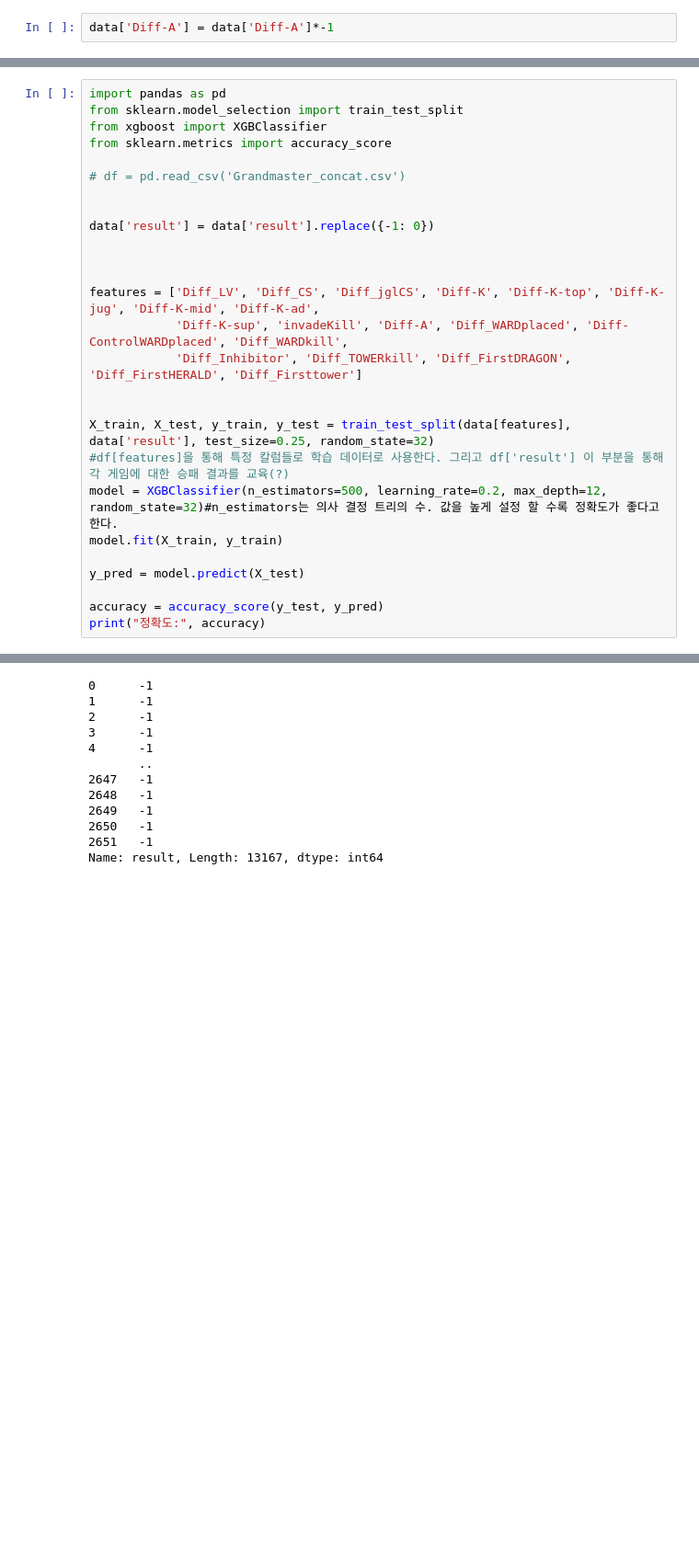
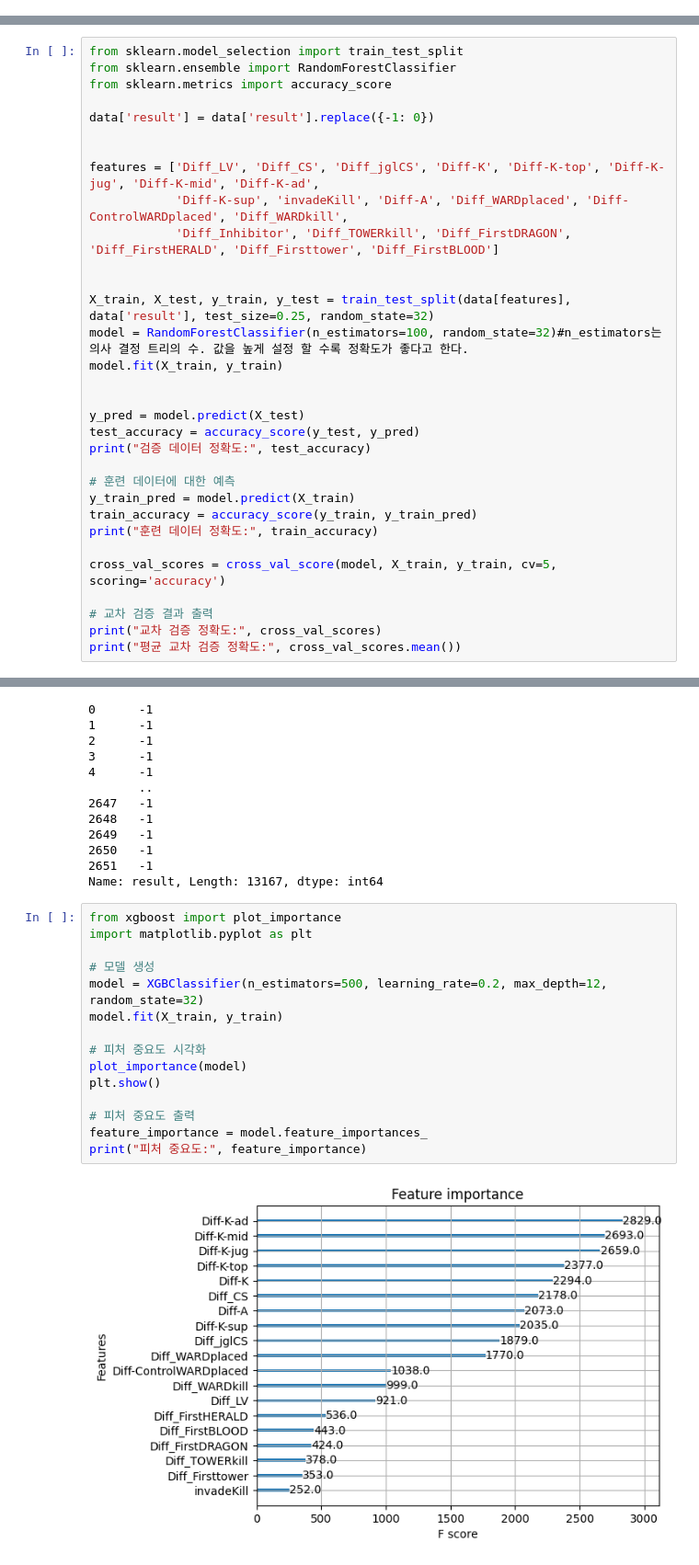
Before and after one commit to LOLresultPrediction/LOL-MachineLearning, a Jupyter notebook: TestSet.ipynb, the cells around one changed output, grey strips where cells are left out. Shown: that part at 92% size. Drawn from its saved outputs; the diff is of its cells as text; blank space fills up the shorter version.

```diff
--- a/TestSet.ipynb
+++ b/TestSet.ipynb
@@ -101,2 +124,0 @@ Name: Diff-K, Length: 20000, dtype: int64
-# %%
-data['Diff-A'] = data['Diff-A']*-1
@@ -103,28 +169,33 @@ data['Diff-A'] = data['Diff-A']*-1
 # %%
-import pandas as pd
 from sklearn.model_selection import train_test_split
-from xgboost import XGBClassifier
+from sklearn.ensemble import RandomForestClassifier
 from sklearn.metrics import accuracy_score
-
-# df = pd.read_csv('Grandmaster_concat.csv')
-
 
 data['result'] = data['result'].replace({-1: 0})
 
 
-
 features = ['Diff_LV', 'Diff_CS', 'Diff_jglCS', 'Diff-K', 'Diff-K-top', 'Diff-K-jug', 'Diff-K-mid', 'Diff-K-ad',
             'Diff-K-sup', 'invadeKill', 'Diff-A', 'Diff_WARDplaced', 'Diff-ControlWARDplaced', 'Diff_WARDkill',
-            'Diff_Inhibitor', 'Diff_TOWERkill', 'Diff_FirstDRAGON', 'Diff_FirstHERALD', 'Diff_Firsttower']
+            'Diff_Inhibitor', 'Diff_TOWERkill', 'Diff_FirstDRAGON', 'Diff_FirstHERALD', 'Diff_Firsttower', 'Diff_FirstBLOOD']
 
 
 X_train, X_test, y_train, y_test = train_test_split(data[features], data['result'], test_size=0.25, random_state=32)
-#df[features]을 통해 특정 칼럼들로 학습 데이터로 사용한다. 그리고 df['result'] 이 부분을 통해 각 게임에 대한 승패 결과를 교육(?)
-model = XGBClassifier(n_estimators=500, learning_rate=0.2, max_depth=12, random_state=32)#n_estimators는 의사 결정 트리의 수. 값을 높게 설정 할 수록 정확도가 좋다고 한다.
+model = RandomForestClassifier(n_estimators=100, random_state=32)#n_estimators는 의사 결정 트리의 수. 값을 높게 설정 할 수록 정확도가 좋다고 한다.
 model.fit(X_train, y_train)
 
+
 y_pred = model.predict(X_test)
+test_accuracy = accuracy_score(y_test, y_pred)
+print("검증 데이터 정확도:", test_accuracy)
 
-accuracy = accuracy_score(y_test, y_pred)
-print("정확도:", accuracy)
+# 훈련 데이터에 대한 예측
+y_train_pred = model.predict(X_train)
+train_accuracy = accuracy_score(y_train, y_train_pred)
+print("훈련 데이터 정확도:", train_accuracy)
+
+cross_val_scores = cross_val_score(model, X_train, y_train, cv=5, scoring='accuracy')
+
+# 교차 검증 결과 출력
+print("교차 검증 정확도:", cross_val_scores)
+print("평균 교차 검증 정확도:", cross_val_scores.mean())
 # %% [output]
@@ -167,3 +218,20 @@ print(windata["result"])
 2650   -1
 2651   -1
 Name: result, Length: 13167, dtype: int64
+# %%
+from xgboost import plot_importance
+import matplotlib.pyplot as plt
+
+# 모델 생성
+model = XGBClassifier(n_estimators=500, learning_rate=0.2, max_depth=12, random_state=32)
+model.fit(X_train, y_train)
+
+# 피처 중요도 시각화
+plot_importance(model)
+plt.show()
+
+# 피처 중요도 출력
+feature_importance = model.feature_importances_
+print("피처 중요도:", feature_importance)
+# %% [output]
+[figure, added]
```
Also changed, not shown: parts of 16 cells of this notebook, 6 other files.
